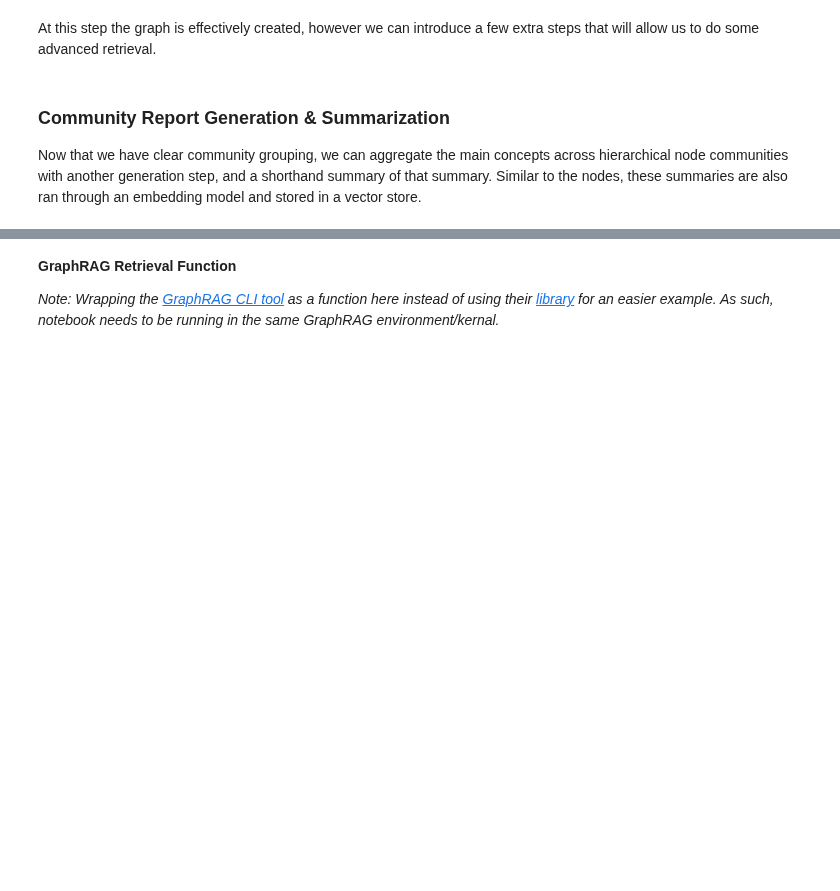
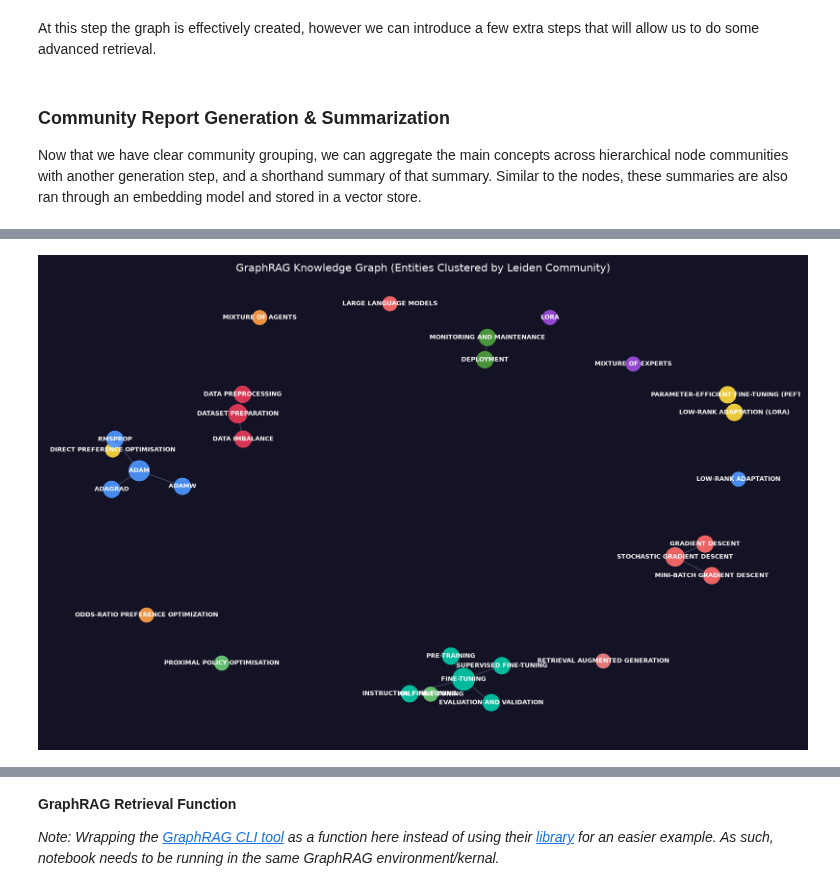
Before and after one commit to himanshusin/graph_rag, a Jupyter notebook: graph_examples.ipynb, the cells around one changed output, grey strips where cells are left out. Drawn from its saved outputs; the diff is of its cells as text; code cells hidden in the pictures; blank space fills up the shorter version.

```diff
--- a/graph_examples.ipynb
+++ b/graph_examples.ipynb
@@ -80,9 +109,18 @@ print(f"Saved to: {output_path}")
 # %%
+import time
 from langchain_text_splitters import TokenTextSplitter
 
-with open("./ragtest/input/ft_guide.txt", 'r') as file:
+# 1. Read file
+t0 = time.perf_counter()
+with open("./ragtest/input/ft_guide.txt", "r", encoding="utf-8") as file:
     content = file.read()
+t_read = time.perf_counter() - t0
 
+# 2. Split into token chunks
+t0 = time.perf_counter()
 text_splitter = TokenTextSplitter(chunk_size=1200, chunk_overlap=100)
+texts = text_splitter.split_text(content)
+t_split = time.perf_counter() - t0
 
-texts = text_splitter.split_text(content)
+print(f"📖 Loaded {len(content):,} characters in {t_read:.3f}s")
+print(f"✂️  Generated {len(texts)} chunks (1200 token size, 100 overlap) in {t_split:.3f}s")
@@ -278,3 +595,86 @@ print(community_reports["summary"][0])
 <img src="./media/ghraphrag_viz.svg" width=800>
 
 *[Full Size PDF](./ghraphrag_viz.pdf)*
+# %%
+import html
+from pathlib import Path
+import pandas as pd
+import matplotlib.pyplot as plt
+import networkx as nx
+from pyvis.network import Network
+from IPython.display import HTML, Image, display
+
+# 1. Load the two core GraphRAG tables
+nodes_df = pd.read_parquet('./ragtest/output/create_final_nodes.parquet')
+relationships_df = pd.read_parquet('./ragtest/output/create_final_relationships.parquet')
+
+# Distinct color palette for communities
+colors = ['#FF6B6B', '#4D96FF', '#6BCB77', '#FFD93D', '#9D4EDD', '#FF9F45', '#00C9A7', '#F38181', '#E83A59', '#4E9F3D']
+
+# -----------------------------------------------------
+# 2. Render Native High-Res Image (Always visible in any notebook viewer)
+# -----------------------------------------------------
+fig, ax = plt.subplots(figsize=(14, 9), facecolor='#131325')
+ax.set_facecolor('#131325')
+
+G = nx.Graph()
+for _, row in nodes_df.iterrows():
+    G.add_node(row['title'], community=int(row['community']), degree=int(row.get('degree', 1)))
+
+for _, row in relationships_df.iterrows():
+    if G.has_node(row['source']) and G.has_node(row['target']):
+        G.add_edge(row['source'], row['target'], weight=float(row['weight']))
+
+pos = nx.spring_layout(G, seed=42, k=0.55)
+node_colors = [colors[G.nodes[n]['community'] % len(colors)] for n in G.nodes]
+node_sizes = [350 + G.nodes[n]['degree'] * 120 for n in G.nodes]
+
+nx.draw_networkx_nodes(G, pos, node_color=node_colors, node_size=node_sizes, alpha=0.92, ax=ax)
+nx.draw_networkx_edges(G, pos, edge_color='#5A6488', alpha=0.5, width=1.5, ax=ax)
+nx.draw_networkx_labels(G, pos, font_size=8, font_color='white', font_weight='bold', ax=ax)
+
+plt.title('GraphRAG Knowledge Graph (Entities Clustered by Leiden Community)', color='white', fontsize=14, pad=15)
+plt.axis('off')
+plt.tight_layout()
+
+Path('./notebook').mkdir(parents=True, exist_ok=True)
+img_path = './notebook/knowledge_graph.png'
+plt.savefig(img_path, dpi=150, facecolor=fig.get_facecolor(), edgecolor='none')
+plt.close(fig)
+
+display(Image(filename=img_path))
+
+# -----------------------------------------------------
+# 3. Render Interactive Physics Graph (Zoomable & Draggable)
+# -----------------------------------------------------
+net = Network(height='580px', width='100%', bgcolor='#131325', font_color='white', notebook=True, cdn_resources='in_line')
+
+for _, row in nodes_df.iterrows():
+    comm = int(row['community'])
+    color = colors[comm % len(colors)]
+    degree = int(row.get('degree', 1))
+    net.add_node(
+        row['title'],
+        label=row['title'],
+        title=f"Node: {row['title']}<br>Community: {comm}<br>Degree: {degree}",
+        color=color,
+        size=12 + min(degree * 4, 32)
+    )
+
+for _, row in relationships_df.iterrows():
+    if row['source'] in net.get_nodes() and row['target'] in net.get_nodes():
+        net.add_edge(
+            row['source'],
+            row['target'],
+            value=float(row['weight']),
+            title=f"Weight: {row['weight']}<br>{row['description']}"
+        )
+
+html_path = Path('./notebook/interactive_graph.html')
+net.write_html(str(html_path))
+
+# Use srcdoc embedding so VS Code webview renders without security blocks
+escaped_html = html.escape(html_path.read_text(encoding='utf-8'))
+display(HTML(f'<iframe srcdoc="{escaped_html}" style="width: 100%; height: 600px; border: 1px solid #2d2d48; border-radius: 8px;"></iframe>'))
+# %% [output]
+[figure, added]
```
Also changed, not shown: parts of 19 cells of this notebook, 11 other files.
